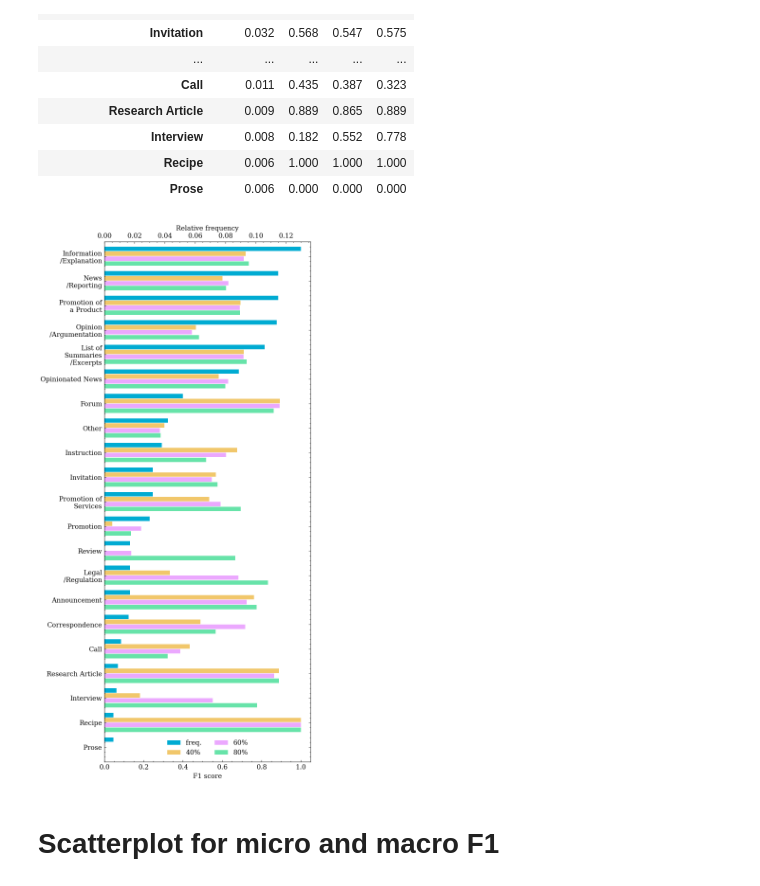
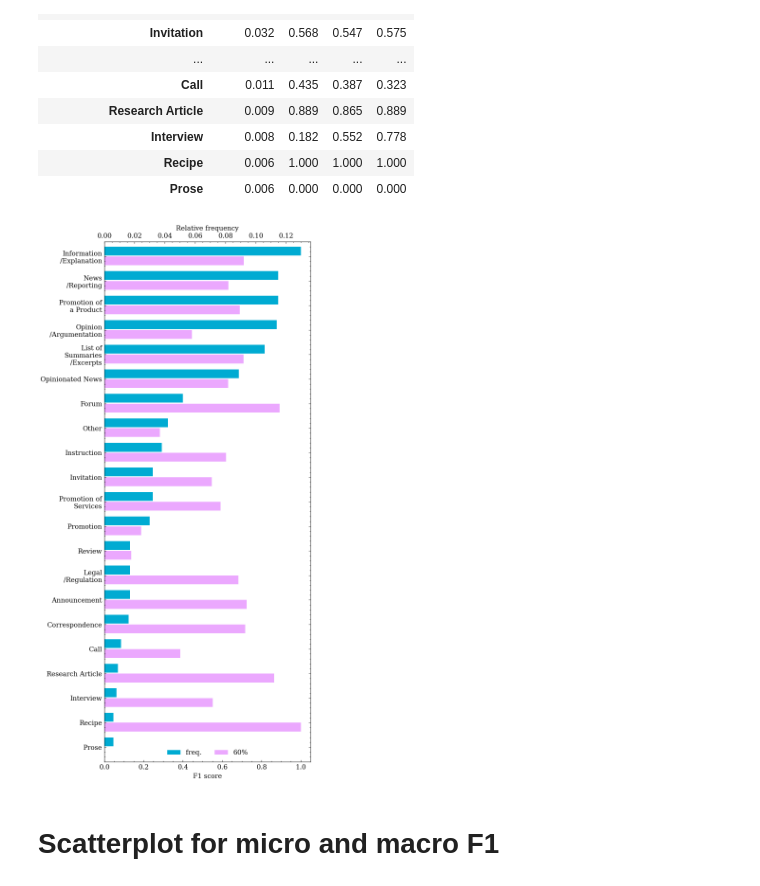
Before and after one commit to TajaKuzman/Transformers-GINCO-Experiments, a Jupyter notebook: 24_paper_additional_analysis.ipynb, the cells around one changed output. Saved outputs shown, nothing was run; the diff lists cells and outputs as text; code cells hidden in the pictures.

```diff
--- a/24_paper_additional_analysis.ipynb
+++ b/24_paper_additional_analysis.ipynb
@@ -219,6 +219,7 @@ ind = np.arange(len(labels))*spread_factor
 
 sep = 1
 height = 0.9
+height *= 2
 lines = list()
 
 colors = [
@@ -230,36 +231,38 @@ colors = [
 
 
 
 lines.append(ax2.barh(ind-3*sep, plotdf["frequency"].values,
         height=height,
         label="freq.",
         color=colors[-1],
         align="edge"))
 
 for i, col in enumerate(["40%", "60%", "80%"]):
+    if i in {0,2}:
+        continue
     lines.append(ax.barh(ind+(i-2)*sep, plotdf[col].values, height=height, label=col, color=colors[i],
     align = "edge"))
 ax.set_yticks(ind-1*sep)
 ax.set_yticklabels([label.replace("/", "\n/").replace(" of ", " of\n") for label in labels], #fontsize="x-small"
                     )
 ax.invert_yaxis()
 ax.set_xlabel("F1 score")
 
 
 ax2.set_xlabel("Relative frequency")
 
 labs = [l.get_label() for l in lines]
 ax.legend(lines, labs,
         # fontsize="x-small",
         ncol=2, loc=8)
 ax.set_ylim(102, -4)
 
 plt.tight_layout()
-plt.savefig("paper/Q3_3.png")
-plt.savefig("paper/Q3_3.pdf")
+plt.savefig("paper/Q3_3_at_60.png")
+plt.savefig("paper/Q3_3_at_60.pdf")
 plt.show()
 # %% [output]
-[figure, old version]
+[figure, new version]
 # %% [markdown]
 # Scatterplot for micro and macro  F1
 # %%
```
Also changed, not shown: parts of 2 cells of this notebook, 7 other files.
